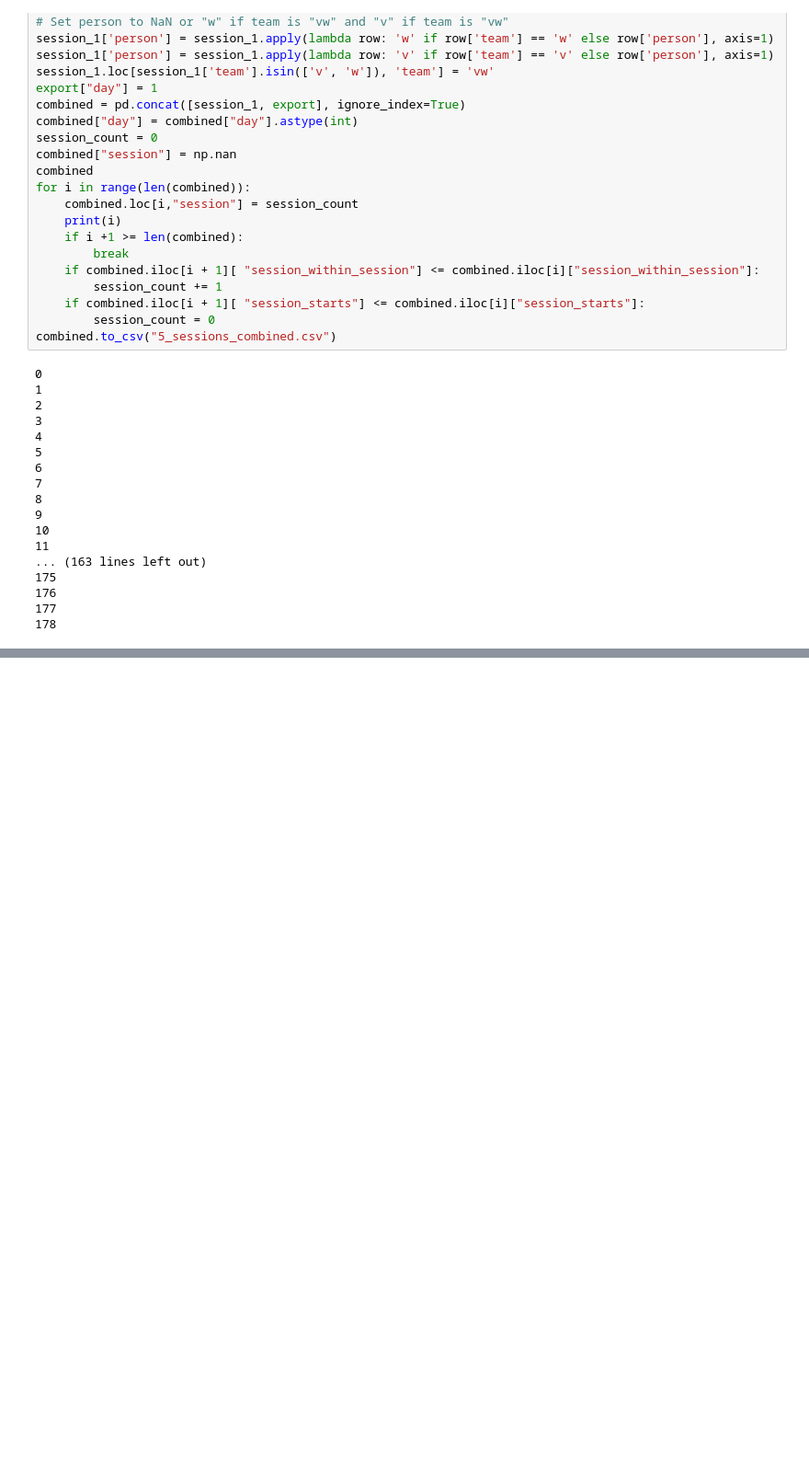
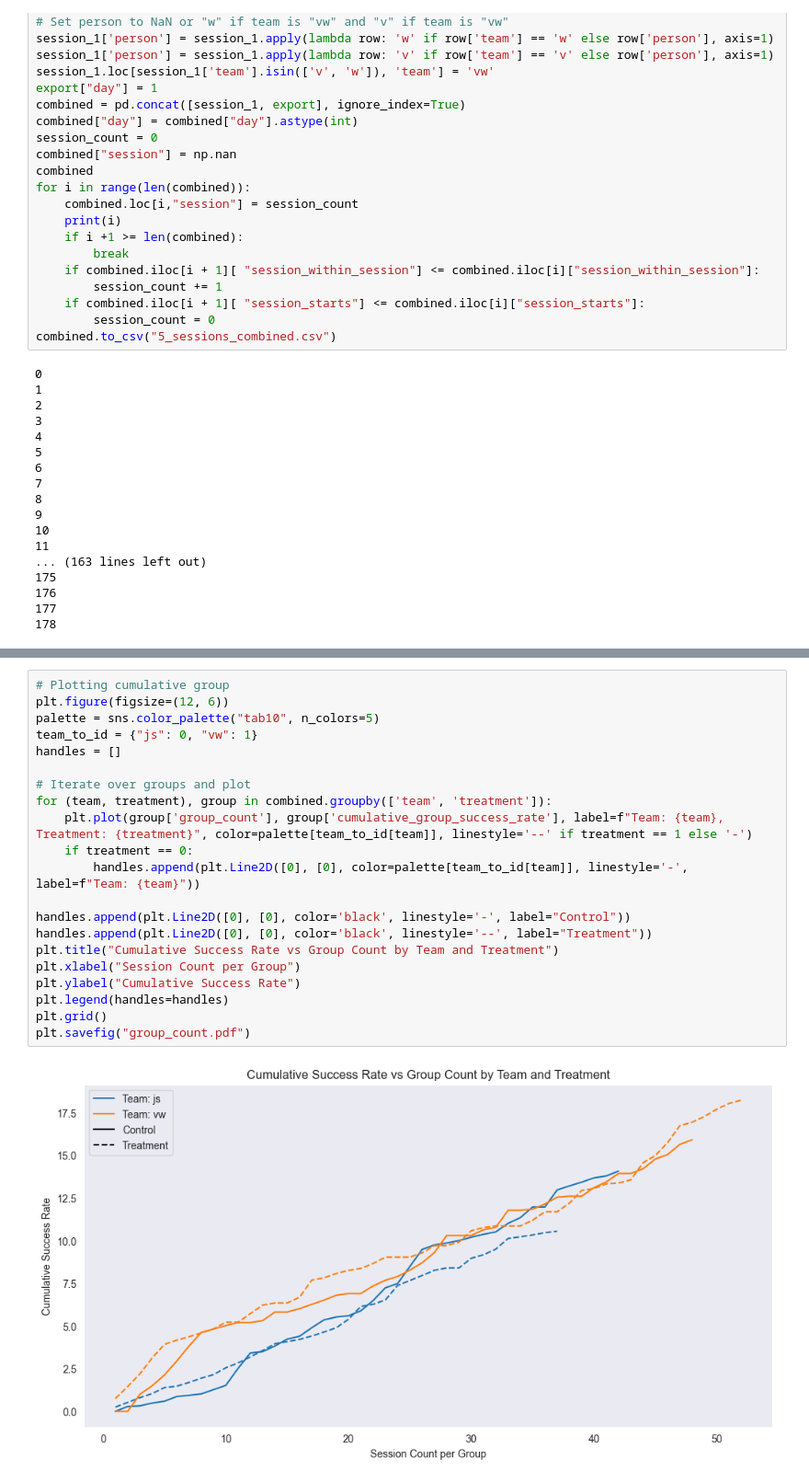
Before and after one commit to julianstrietzel/experiments_power_analysis, a Jupyter notebook: exp_2/data_formation.ipynb, the cells around one changed output, grey strips where cells are left out. Shown at 92% size. Drawn from its saved outputs; the diff is of its cells as text; blank space fills up the shorter version.

```diff
--- a/exp_2/data_formation.ipynb
+++ b/exp_2/data_formation.ipynb
@@ -539,0 +594,23 @@ combined.to_csv("5_sessions_combined.csv")
+# %%
+# Plotting cumulative group
+plt.figure(figsize=(12, 6))
+palette = sns.color_palette("tab10", n_colors=5)
+team_to_id = {"js": 0, "vw": 1}
+handles = []
+
+# Iterate over groups and plot
+for (team, treatment), group in combined.groupby(['team', 'treatment']):
+    plt.plot(group['group_count'], group['cumulative_group_success_rate'], label=f"Team: {team}, Treatment: {treatment}", color=palette[team_to_id[team]], linestyle='--' if treatment == 1 else '-')
+    if treatment == 0:
+        handles.append(plt.Line2D([0], [0], color=palette[team_to_id[team]], linestyle='-', label=f"Team: {team}"))
+
+handles.append(plt.Line2D([0], [0], color='black', linestyle='-', label="Control"))
+handles.append(plt.Line2D([0], [0], color='black', linestyle='--', label="Treatment"))
+plt.title("Cumulative Success Rate vs Group Count by Team and Treatment")
+plt.xlabel("Session Count per Group")
+plt.ylabel("Cumulative Success Rate")
+plt.legend(handles=handles)
+plt.grid()
+plt.savefig("group_count.pdf")
+# %% [output]
+[figure, added]
```
Also changed, not shown: parts of 7 cells of this notebook, 3 other files.
